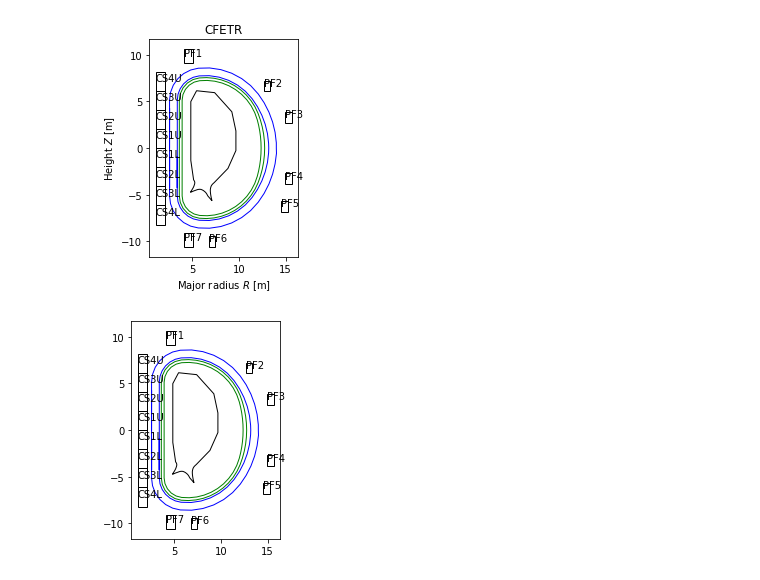
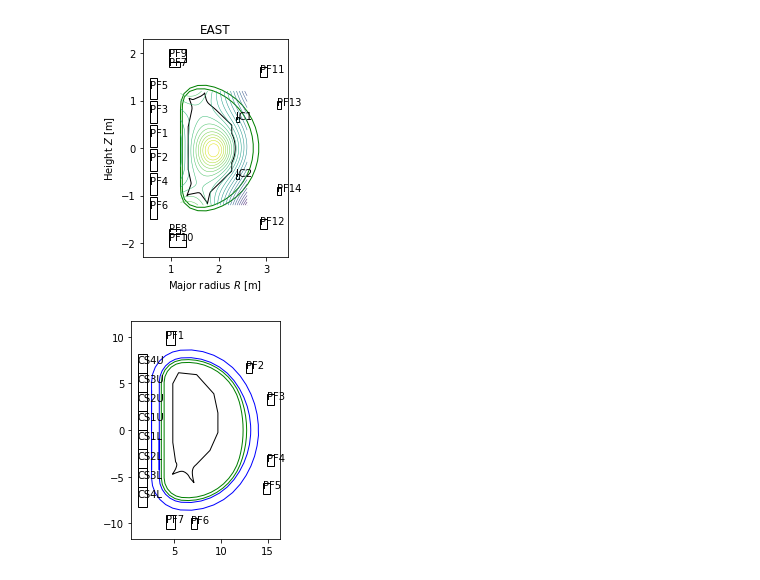
Before and after one commit to fusion-yun/fytok_old, a Jupyter notebook: examples/cfetr.ipynb, the cells around one changed output. Drawn from its saved outputs; the diff is of its cells as text; code cells hidden in the pictures.

```diff
--- a/examples/cfetr.ipynb
+++ b/examples/cfetr.ipynb
@@ -14,9 +59,10 @@ from spdm.data.Entry import open_entry
 # %%
-device="cfetr"
-tree_name="cfetr"
+# device="cfetr"
+# tree_name="cfetr"
 
-# device="east"
-# tree_name="efit_east"
+device="east"
+tree_name="efit_east"
 
 entry =open_entry(f"{device}+mdsplus:///home/salmon/public_data/~t/?tree_name={tree_name}", shot=55555, time_slice=20)
+plot_machine(device,entry)
 # %% [output]
@@ -42,51 +86,4 @@ entry =open_entry(f"{device}+mdsplus:///home/salmon/public_data/~t/?tree_name={t
+[figure, added]
-# %%
-
-vessel_inner_points= np.array([ entry.wall.description_2d.vessel.annular.outline_inner.r(),
-                                entry.wall.description_2d.vessel.annular.outline_inner.z()]).transpose([1,0])
-
-vessel_outer_points= np.array([entry.wall.description_2d.vessel.annular.outline_outer.r(),
-                                entry.wall.description_2d.vessel.annular.outline_outer.z()]).transpose([1,0])
-
-
-tf_inner_points= np.array([entry.tf.coil.outline_inner.r(),entry.tf.coil.outline_inner.z()]).transpose([1,0])
-
-tf_outer_points= np.array([entry.tf.coil.outline_outer.r(),
-                                          entry.tf.coil.outline_outer.z()]).transpose([1,0])
-
-limiter_points =  np.array([entry.wall.description_2d[0].limiter.unit[0].outline.r(),
-                                 entry.wall.description_2d[0].limiter.unit[0].outline.z()]).transpose([1,0])
-
-fg=plt.figure()
-
-plt.gca().add_patch(plt.Polygon(limiter_points , fill=False,closed=True))
-
-plt.gca().add_patch(plt.Polygon(tf_inner_points , fill=False,closed=True,color="blue"))
-plt.gca().add_patch(plt.Polygon(tf_outer_points , fill=False,closed=True,color="blue"))
-
-plt.gca().add_patch(plt.Polygon(vessel_outer_points , fill=False,closed=True,color="green"))
-plt.gca().add_patch(plt.Polygon(vessel_inner_points , fill=False,closed=True,color="green"))
-
-
-for coil  in entry.pf_active.coil:
-    rect=coil.element[0].geometry.rectangle.__value__()
-    plt.text(rect.r-rect.width/2.0, float(rect.z),str(coil.name))
-    plt.gca().add_patch(plt.Rectangle((rect.r-rect.width/2.0, rect.z-rect.height/2.0), rect.width, rect.height, fill=False))
-
-psirz=entry.equilibrium.time_slice.profiles_2d.psi()
-if len(psirz)>0:
-    r, z = np.meshgrid(  entry.equilibrium.time_slice.profiles_2d.grid.dim1(),
-                        entry.equilibrium.time_slice.profiles_2d.grid.dim2(), indexing='ij')
-    plt.contour(r,z, psirz, levels= 30,linewidths=0.5)
-
-
-plt.gca().set_xlabel(r"Major radius $R$ [m]")
-plt.gca().set_ylabel(r"Height $Z$ [m]")
-plt.gca().set_title(device.upper())
-plt.axis('scaled')
-plt.show()
-fg.savefig(f"/home/salmon/workspace/output/{device}.svg")
-# %% [output]
-[figure, removed]
 # %%
 COIL=collections.namedtuple("COIL", "label r z current turns")
 def psi(r, z, coils):
```
Also changed, not shown: parts of 2 cells of this notebook, 6 other files.
